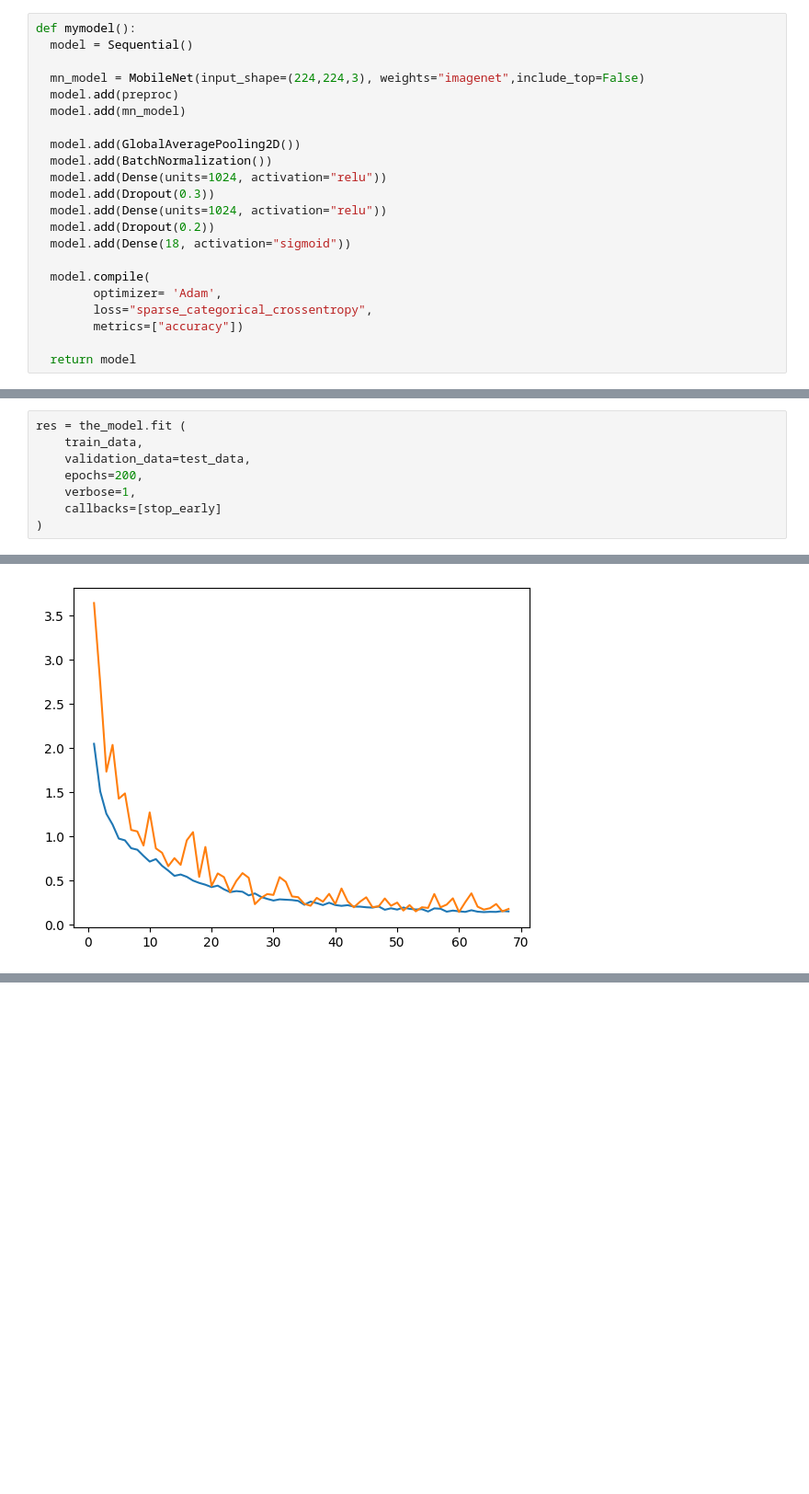
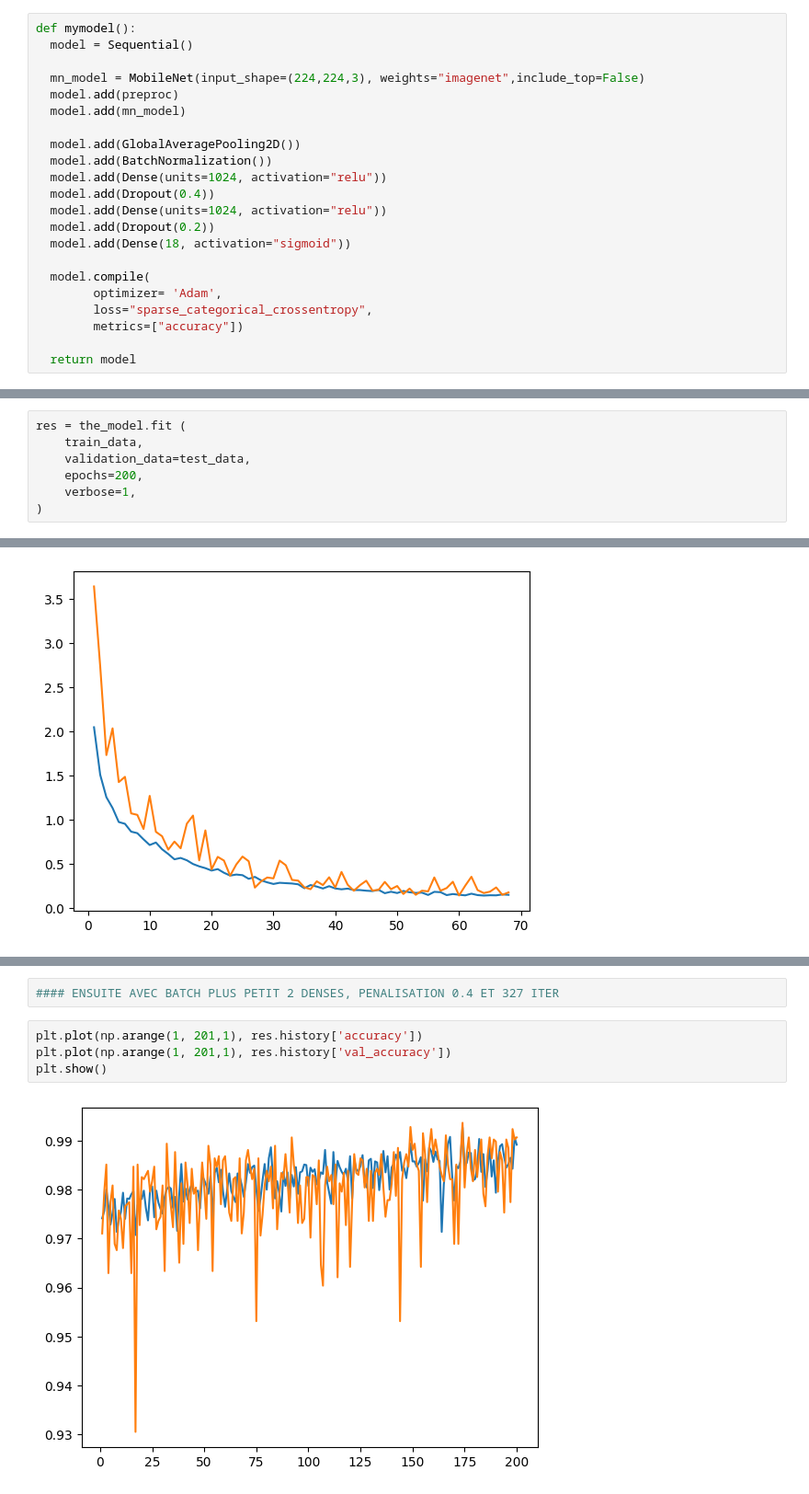
Before and after one commit to ilanaliouchouche/OP-CNN, a Jupyter notebook: OP.ipynb, the cells around one changed output, grey strips where cells are left out. Shown at 92% size. Drawn from its saved outputs; the diff is of its cells as text; blank space fills up the shorter version.

Commit message:
0.99 accuracy

```diff
--- a/OP.ipynb
+++ b/OP.ipynb
@@ -41,7 +96,7 @@ def mymodel():
   model.add(GlobalAveragePooling2D())
   model.add(BatchNormalization())
   model.add(Dense(units=1024, activation="relu"))
-  model.add(Dropout(0.3))
+  model.add(Dropout(0.4))
   model.add(Dense(units=1024, activation="relu"))
   model.add(Dropout(0.2))
   model.add(Dense(18, activation="sigmoid"))
@@ -89,7 +144,6 @@ res = the_model.fit (
     validation_data=test_data,
     epochs=200,
     verbose=1,
-    callbacks=[stop_early]
 )
 # %% [output]
 Epoch 1/200
@@ -130,0 +180,8 @@ WARNING:absl:Found untraced functions such as _jit_compiled_convolution_op, _jit
+# %%
+#### ENSUITE AVEC BATCH PLUS PETIT 2 DENSES, PENALISATION 0.4 ET 327 ITER
+# %%
+plt.plot(np.arange(1, 201,1), res.history['accuracy'])
+plt.plot(np.arange(1, 201,1), res.history['val_accuracy'])
+plt.show()
+# %% [output]
+[figure, added]
```
Also changed, not shown: parts of 21 cells of this notebook, 1 other file.
